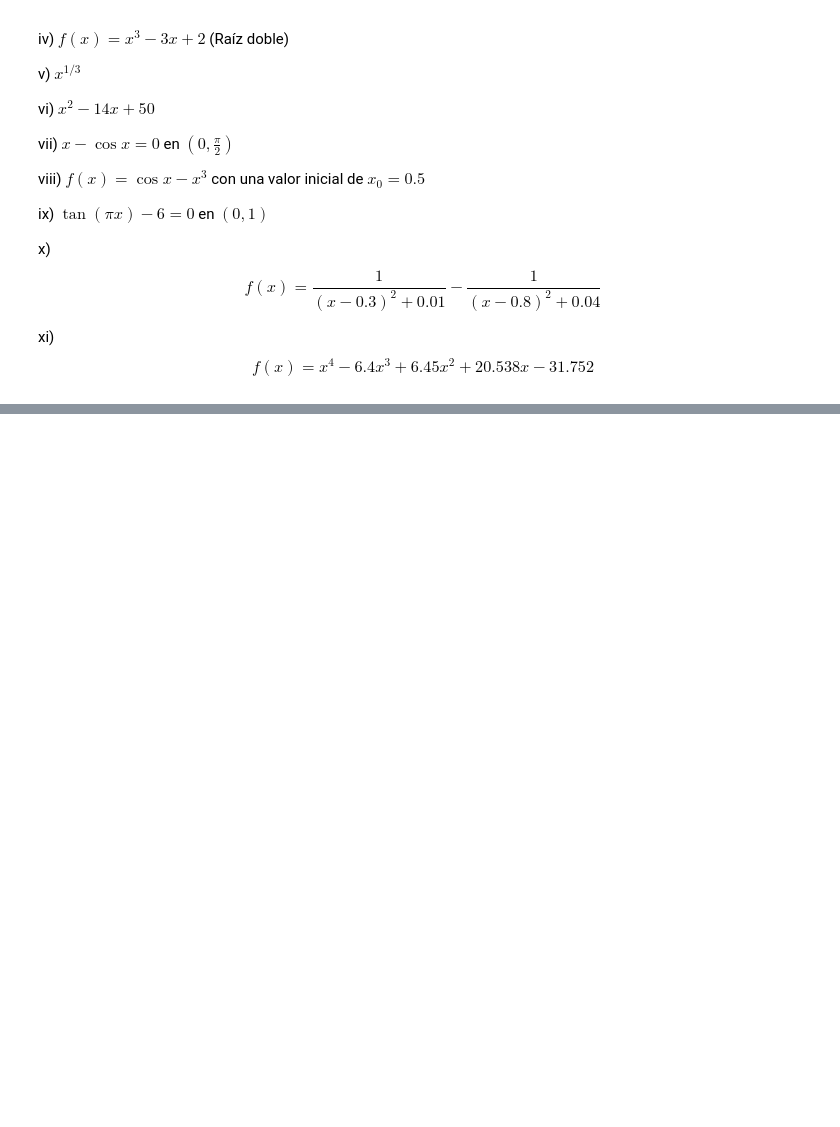
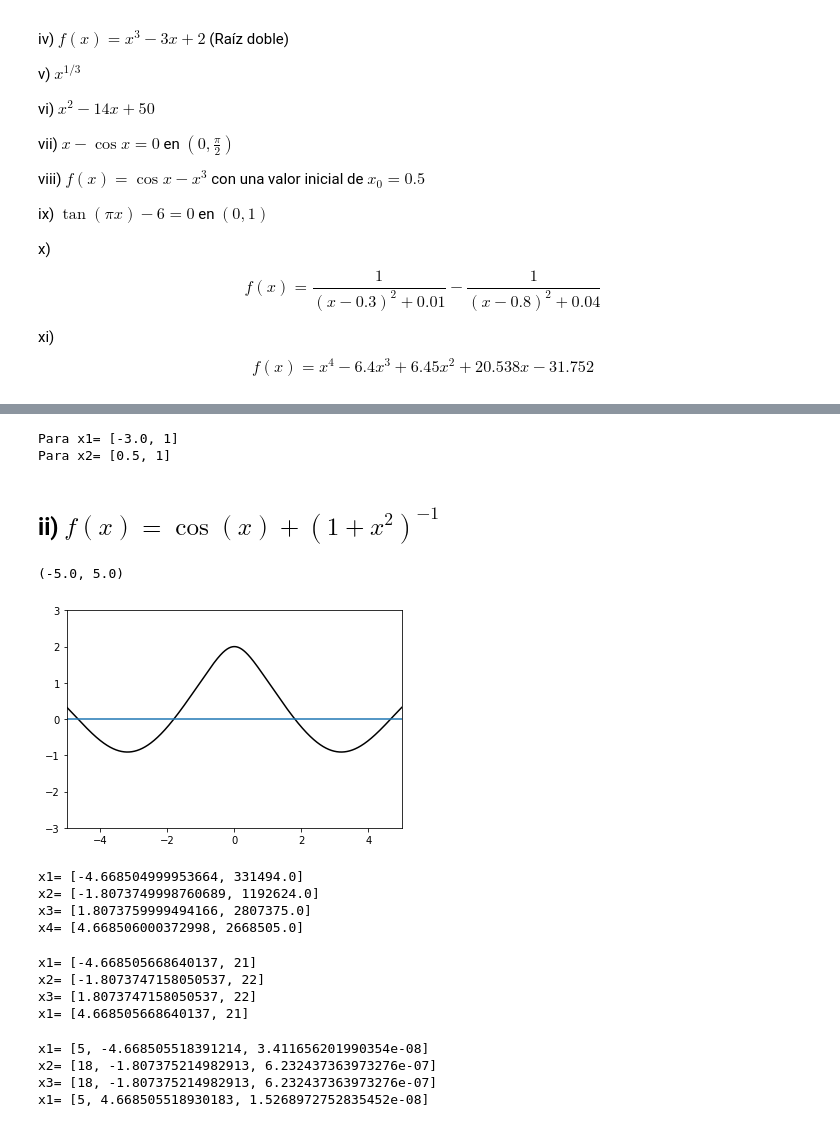
Before and after one commit to AndresAVargas/Fisica_Computacional, a Jupyter notebook: Tareas/Tarea1_FC_2022-2.ipynb, the cells around one changed output, grey strips where cells are left out. Cells and saved outputs as stored; diff of their text form; code cells hidden in the pictures; blank space fills up the shorter version.

```diff
--- a/Tareas/Tarea1_FC_2022-2.ipynb
+++ b/Tareas/Tarea1_FC_2022-2.ipynb
@@ -580,0 +743,56 @@ $$
+# %%
+#Calculo con Ridders
+
+print("Para x1=",ridders(funcion1,-4,-2,0.000001))
+print("Para x2=",ridders(funcion1,0,1,0.000001))
+# %% [output]
+Para x1= [-3.0, 1]
+Para x2= [0.5, 1]
+# %% [markdown]
+## ii) $f(x)=\cos(x)+(1+x^2)^{-1}$
+# %%
+def funcion2(x):
+    return cos(x) + 1/ (1+(x**2))
+x= arange(-10,10,0.001)
+plot(x ,funcion2(x),'k')
+axhline(0)
+ylim(-3,3)
+xlim(-5,5)
+# %% [output]
+(-5.0, 5.0)
+[figure, added]
+# %%
+#Calculo con Búsqueda incremental
+print("x1=",incremental(funcion2,-5,-3,1e-6))
+print("x2=",incremental(funcion2,-3,-1,1e-6))
+print("x3=",incremental(funcion2,-1,2,1e-6))
+print("x4=",incremental(funcion2,2,5,1e-6))
+# %% [output]
+x1= [-4.668504999953664, 331494.0]
+x2= [-1.8073749998760689, 1192624.0]
+x3= [1.8073759999494166, 2807375.0]
+x4= [4.668506000372998, 2668505.0]
+# %%
+#Calculo con bisección
+print("x1=", biseccion(funcion2,-5 ,-3 , 1e-6))
+print("x2=", biseccion(funcion2,-3 ,0 , 1e-6))
+print("x3=", biseccion(funcion2,0 ,3 , 1e-6))
+print("x1=", biseccion(funcion2,3 ,5 , 1e-6))
+# %% [output]
+x1= [-4.668505668640137, 21]
+x2= [-1.8073747158050537, 22]
+x3= [1.8073747158050537, 22]
+x1= [4.668505668640137, 21]
+# %%
+#Calculo con Newton-Raphson
+def df2(x):
+    return -sin(x)-2*(1+x**2)**(-2)
+print("x1=", newton(funcion2,df2,-5,1e-6))
+print("x2=", newton(funcion2,df2,3,1e-6))
+print("x3=", newton(funcion2,df2,3,1e-6))
+print("x1=", newton(funcion2,df2,5,1e-6))
+# %% [output]
+x1= [5, -4.668505518391214, 3.411656201990354e-08]
+x2= [18, -1.807375214982913, 6.232437363973276e-07]
+x3= [18, -1.807375214982913, 6.232437363973276e-07]
+x1= [5, 4.668505518930183, 1.5268972752835452e-08]
```
Also changed, not shown: parts of 86 cells of this notebook.
